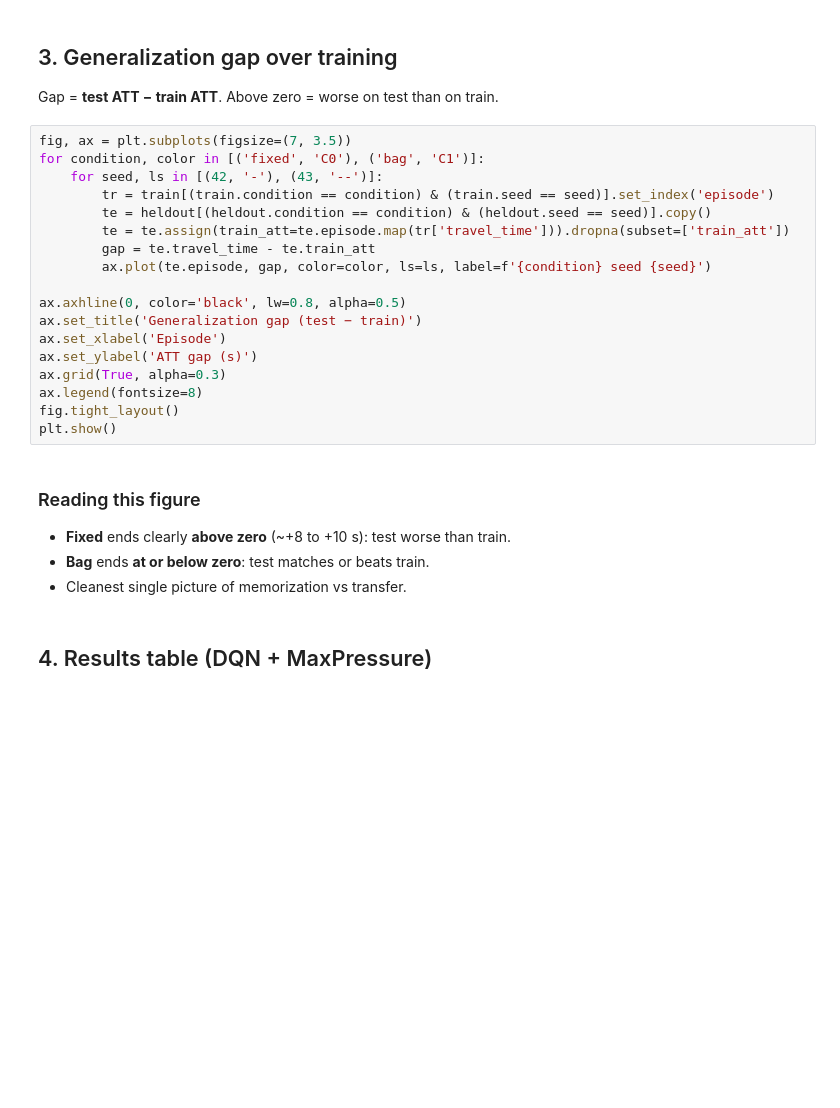
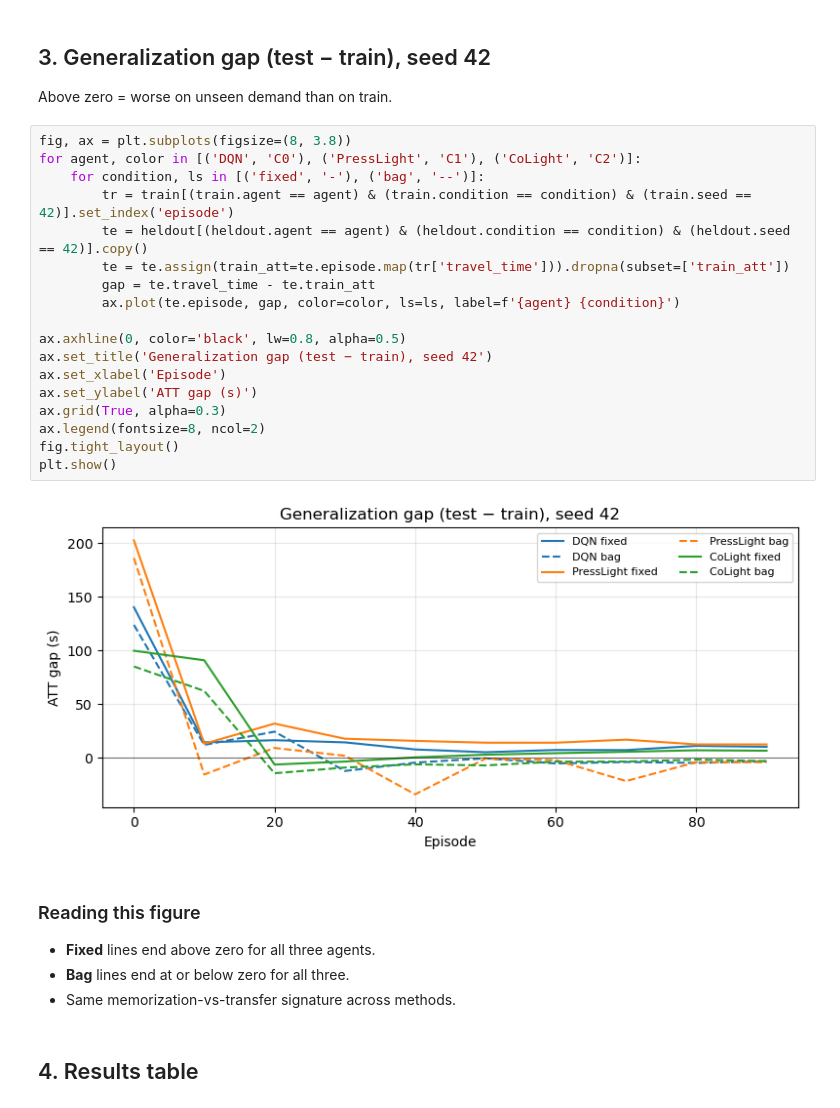
Before and after one commit to sal0-h/LibSignal, a Jupyter notebook: result_analysis/demand_bag_1200_dqn.ipynb, the cells around one changed output. Cells and saved outputs as stored; diff of their text form; blank space fills up the shorter version.

```diff
--- a/result_analysis/demand_bag_1200_dqn.ipynb
+++ b/result_analysis/demand_bag_1200_dqn.ipynb
@@ -143,32 +142,34 @@ plt.show()
 # %% [markdown]
-## 3. Generalization gap over training
+## 3. Generalization gap (test − train), seed 42
 
-Gap = **test ATT − train ATT**. Above zero = worse on test than on train.
+Above zero = worse on unseen demand than on train.
 # %%
-fig, ax = plt.subplots(figsize=(7, 3.5))
-for condition, color in [('fixed', 'C0'), ('bag', 'C1')]:
-    for seed, ls in [(42, '-'), (43, '--')]:
-        tr = train[(train.condition == condition) & (train.seed == seed)].set_index('episode')
-        te = heldout[(heldout.condition == condition) & (heldout.seed == seed)].copy()
+fig, ax = plt.subplots(figsize=(8, 3.8))
+for agent, color in [('DQN', 'C0'), ('PressLight', 'C1'), ('CoLight', 'C2')]:
+    for condition, ls in [('fixed', '-'), ('bag', '--')]:
+        tr = train[(train.agent == agent) & (train.condition == condition) & (train.seed == 42)].set_index('episode')
+        te = heldout[(heldout.agent == agent) & (heldout.condition == condition) & (heldout.seed == 42)].copy()
         te = te.assign(train_att=te.episode.map(tr['travel_time'])).dropna(subset=['train_att'])
         gap = te.travel_time - te.train_att
-        ax.plot(te.episode, gap, color=color, ls=ls, label=f'{condition} seed {seed}')
+        ax.plot(te.episode, gap, color=color, ls=ls, label=f'{agent} {condition}')
 
 ax.axhline(0, color='black', lw=0.8, alpha=0.5)
-ax.set_title('Generalization gap (test − train)')
+ax.set_title('Generalization gap (test − train), seed 42')
 ax.set_xlabel('Episode')
 ax.set_ylabel('ATT gap (s)')
 ax.grid(True, alpha=0.3)
-ax.legend(fontsize=8)
+ax.legend(fontsize=8, ncol=2)
 fig.tight_layout()
 plt.show()
+# %% [output]
+[figure, added]
 # %% [markdown]
 ### Reading this figure
 
-- **Fixed** ends clearly **above zero** (~+8 to +10 s): test worse than train.
-- **Bag** ends **at or below zero**: test matches or beats train.
-- Cleanest single picture of memorization vs transfer.
+- **Fixed** lines end above zero for all three agents.
+- **Bag** lines end at or below zero for all three.
+- Same memorization-vs-transfer signature across methods.
 # %% [markdown]
-## 4. Results table (DQN + MaxPressure)
+## 4. Results table
 # %%
 rows = []
```
Also changed, not shown: parts of 14 cells of this notebook.
